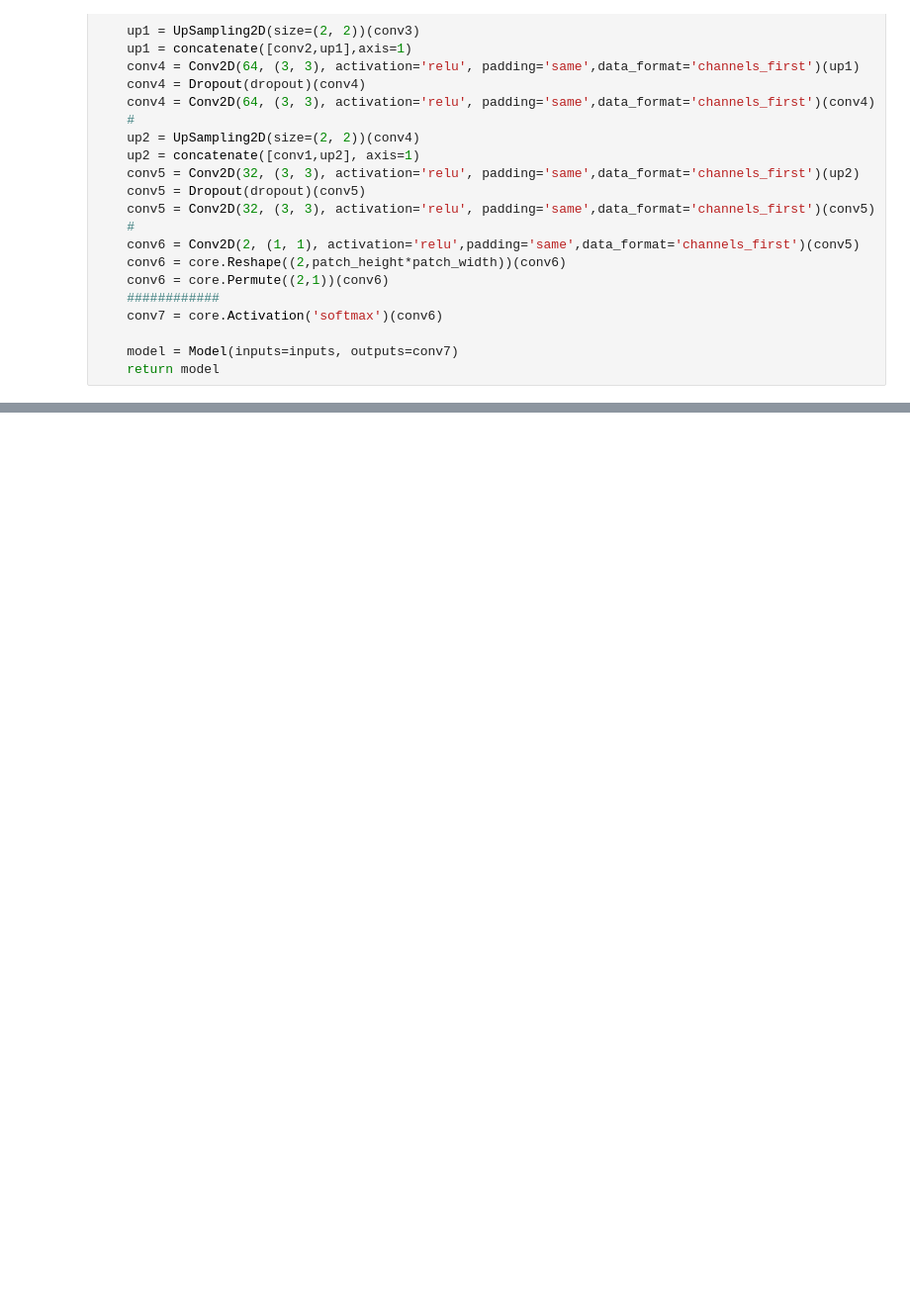
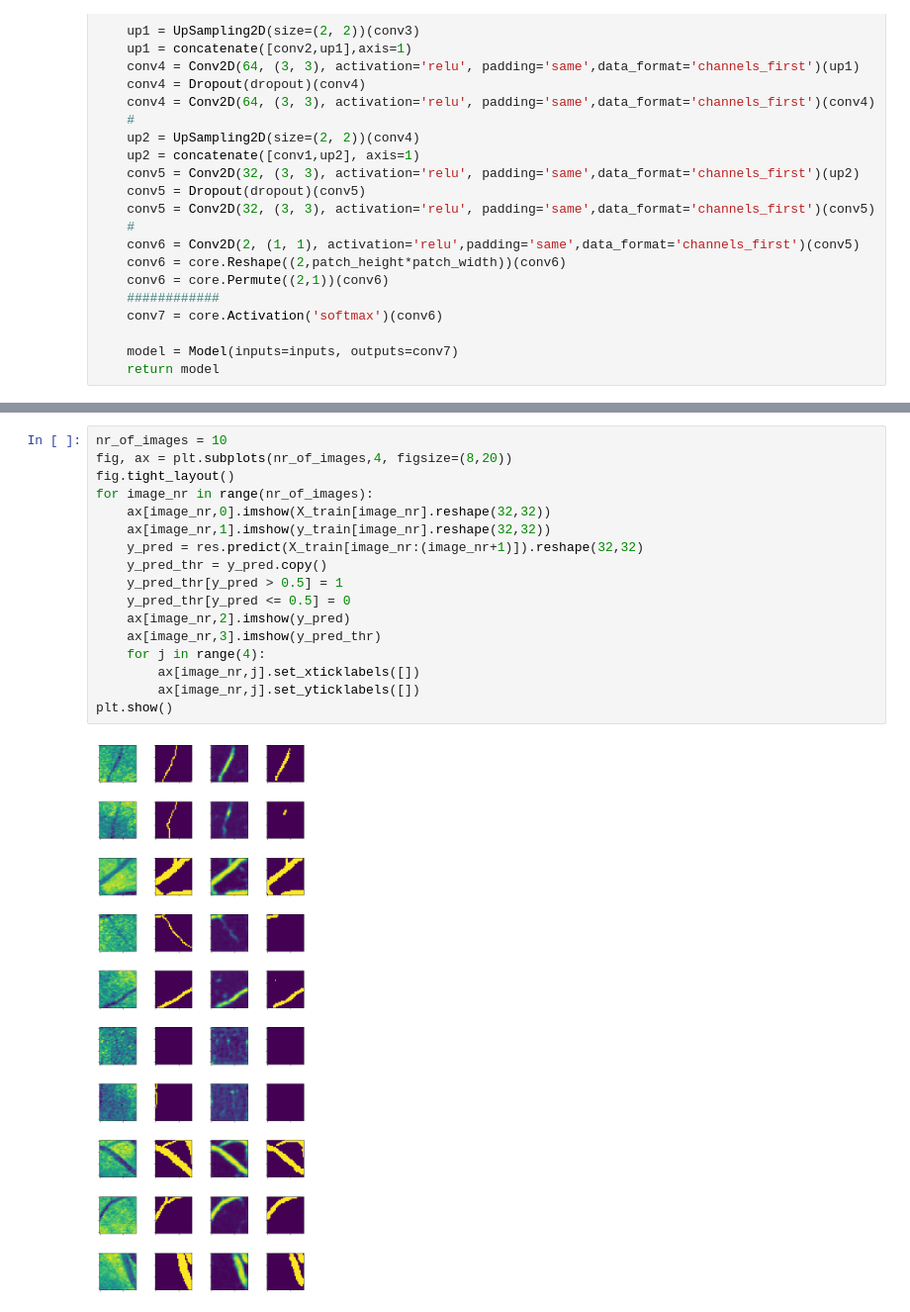
Before and after one commit to mlazic95/-retinal-blood-vessel-segmentation, a Jupyter notebook: src/semantic-segmentation-network.ipynb, the cells around one changed output, grey strips where cells are left out. Shown: that part at 99% size. Cells and saved outputs as stored; diff of their text form; blank space fills up the shorter version.

```diff
--- a/src/semantic-segmentation-network.ipynb
+++ b/src/semantic-segmentation-network.ipynb
@@ -139,0 +160,19 @@ imshow(y_train[image_nr].reshape(32,32))
+# %%
+nr_of_images = 10
+fig, ax = plt.subplots(nr_of_images,4, figsize=(8,20))
+fig.tight_layout()
+for image_nr in range(nr_of_images):
+    ax[image_nr,0].imshow(X_train[image_nr].reshape(32,32))
+    ax[image_nr,1].imshow(y_train[image_nr].reshape(32,32))
+    y_pred = res.predict(X_train[image_nr:(image_nr+1)]).reshape(32,32)
+    y_pred_thr = y_pred.copy()
+    y_pred_thr[y_pred > 0.5] = 1
+    y_pred_thr[y_pred <= 0.5] = 0
+    ax[image_nr,2].imshow(y_pred)
+    ax[image_nr,3].imshow(y_pred_thr)
+    for j in range(4):
+        ax[image_nr,j].set_xticklabels([])
+        ax[image_nr,j].set_yticklabels([])
+plt.show()
+# %% [output]
+[figure, added]
```
Also changed, not shown: parts of 13 cells of this notebook, 1 other file.
